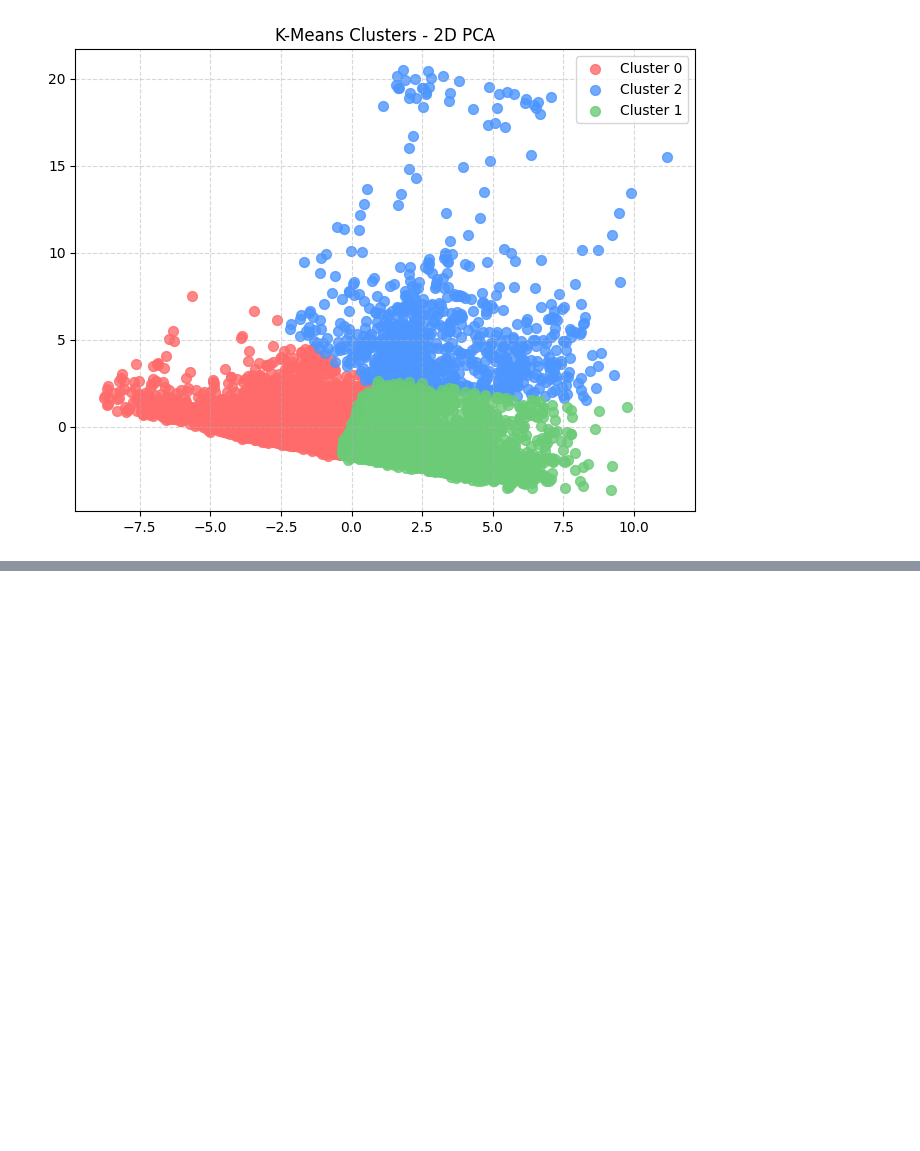
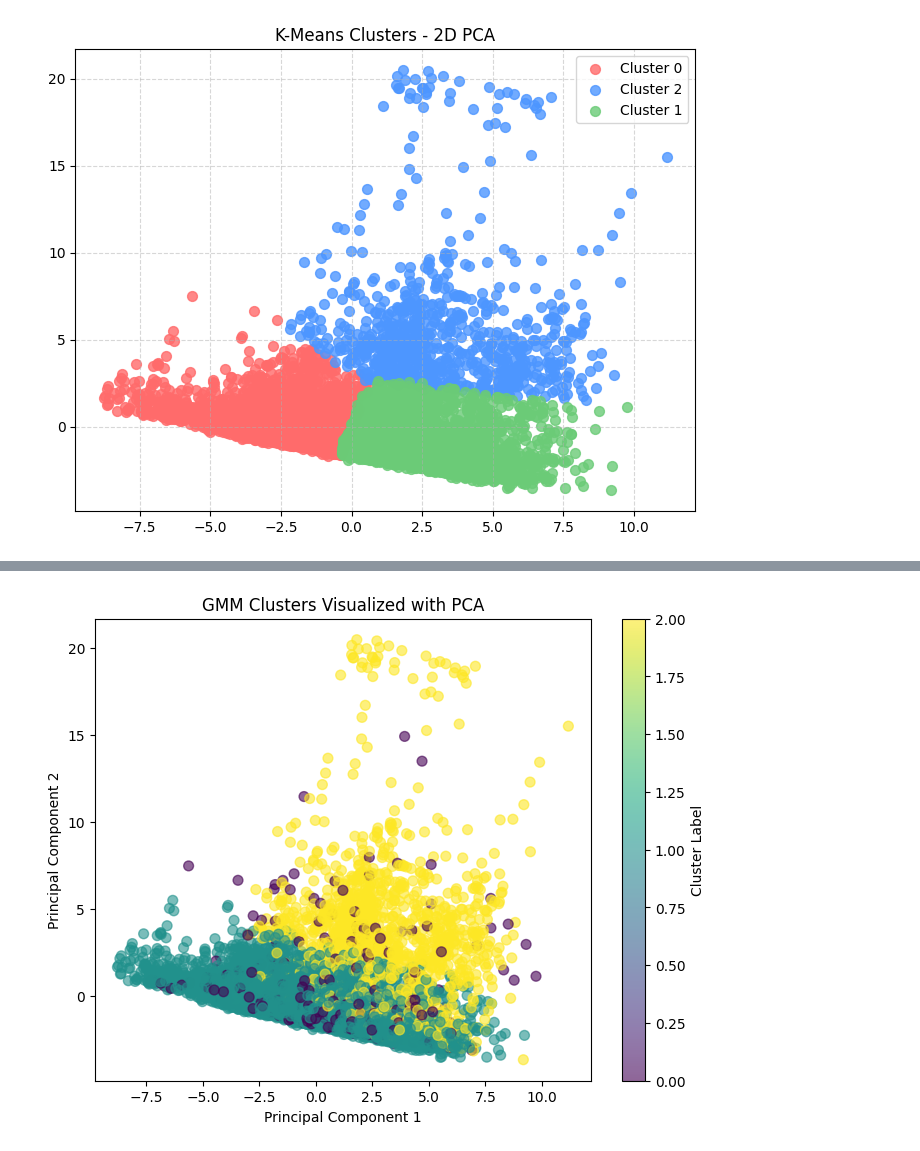
Before and after one commit to victorouma1/Machine-Learning-2, a Jupyter notebook: Week 2 Project.ipynb, the cells around one changed output, grey strips where cells are left out. Drawn from its saved outputs; the diff is of its cells as text; code cells hidden in the pictures; blank space fills up the shorter version.

```diff
--- a/Week 2 Project.ipynb
+++ b/Week 2 Project.ipynb
@@ -239,0 +279,13 @@ plt.show()
+# %%
+gmm = GMM(n_components=3).fit(X)
+labels = gmm.predict(X)
+# %%
+plt.figure(figsize=(8, 6))
+scatter = plt.scatter(X_pca[:, 0], X_pca[:, 1], c=labels, cmap='viridis', s=50, alpha=0.6)
+plt.colorbar(scatter, label='Cluster Label')
+plt.title('GMM Clusters Visualized with PCA')
+plt.xlabel('Principal Component 1')
+plt.ylabel('Principal Component 2')
+plt.show()
+# %% [output]
+[figure, added]
```
Also changed, not shown: parts of 5 cells of this notebook.
